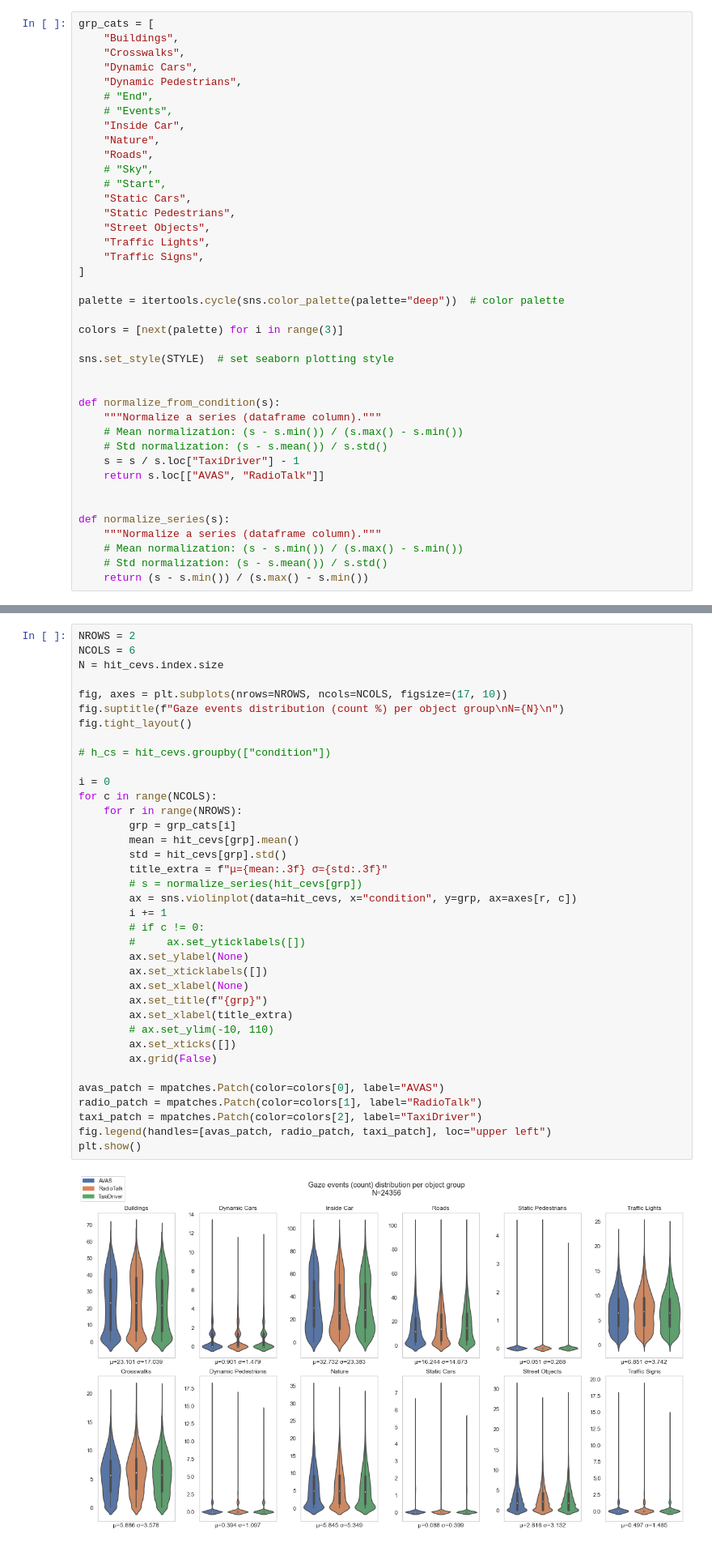
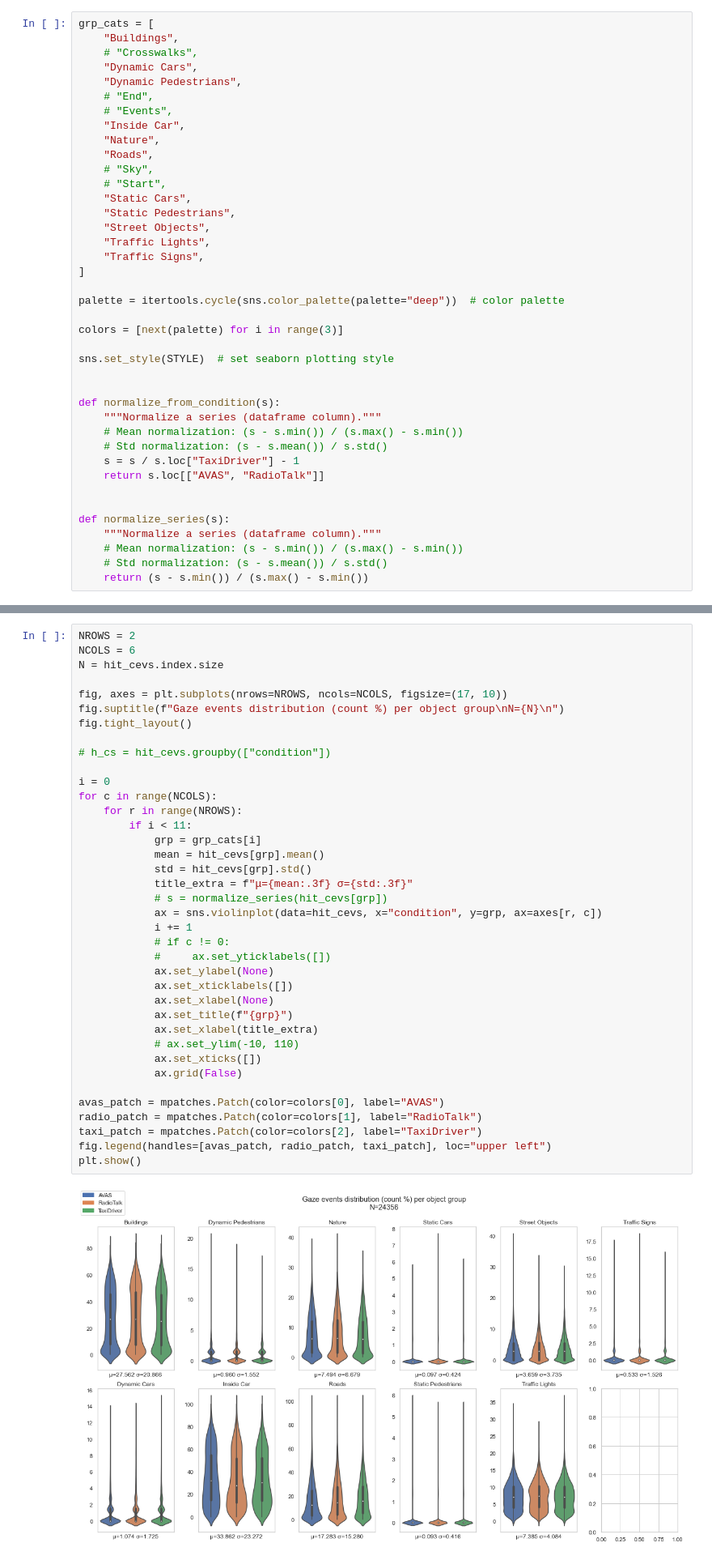
Before and after one commit to mvidaldp/msw-bmbf_da, a Jupyter notebook: 2_data_preprocessing.ipynb, the cells around one changed output, grey strips where cells are left out. Shown at 81% size. Drawn from its saved outputs; the diff is of its cells as text.

Commit message:
Update plots and processed files for RTG presentation

```diff
--- a/2_data_preprocessing.ipynb
+++ b/2_data_preprocessing.ipynb
@@ -956,7 +1008,7 @@ plt.show()
 # %%
 grp_cats = [
     "Buildings",
-    "Crosswalks",
+    # "Crosswalks",
     "Dynamic Cars",
     "Dynamic Pedestrians",
     # "End",
@@ -1062,42 +1116,43 @@ plt.show()
 # %%
 NROWS = 2
 NCOLS = 6
 N = hit_cevs.index.size
 
 fig, axes = plt.subplots(nrows=NROWS, ncols=NCOLS, figsize=(17, 10))
 fig.suptitle(f"Gaze events distribution (count %) per object group\nN={N}\n")
 fig.tight_layout()
 
 # h_cs = hit_cevs.groupby(["condition"])
 
 i = 0
 for c in range(NCOLS):
     for r in range(NROWS):
-        grp = grp_cats[i]
-        mean = hit_cevs[grp].mean()
-        std = hit_cevs[grp].std()
-        title_extra = f"μ={mean:.3f} σ={std:.3f}"
-        # s = normalize_series(hit_cevs[grp])
-        ax = sns.violinplot(data=hit_cevs, x="condition", y=grp, ax=axes[r, c])
-        i += 1
-        # if c != 0:
-        #     ax.set_yticklabels([])
-        ax.set_ylabel(None)
-        ax.set_xticklabels([])
-        ax.set_xlabel(None)
-        ax.set_title(f"{grp}")
-        ax.set_xlabel(title_extra)
-        # ax.set_ylim(-10, 110)
-        ax.set_xticks([])
-        ax.grid(False)
+        if i < 11:
+            grp = grp_cats[i]
+            mean = hit_cevs[grp].mean()
+            std = hit_cevs[grp].std()
+            title_extra = f"μ={mean:.3f} σ={std:.3f}"
+            # s = normalize_series(hit_cevs[grp])
+            ax = sns.violinplot(data=hit_cevs, x="condition", y=grp, ax=axes[r, c])
+            i += 1
+            # if c != 0:
+            #     ax.set_yticklabels([])
+            ax.set_ylabel(None)
+            ax.set_xticklabels([])
+            ax.set_xlabel(None)
+            ax.set_title(f"{grp}")
+            ax.set_xlabel(title_extra)
+            # ax.set_ylim(-10, 110)
+            ax.set_xticks([])
+            ax.grid(False)
 
 avas_patch = mpatches.Patch(color=colors[0], label="AVAS")
 radio_patch = mpatches.Patch(color=colors[1], label="RadioTalk")
 taxi_patch = mpatches.Patch(color=colors[2], label="TaxiDriver")
 fig.legend(handles=[avas_patch, radio_patch, taxi_patch], loc="upper left")
 plt.show()
 # %% [output]
-[figure, old version]
+[figure, new version]
 # %%
 NROWS = 2
 NCOLS = 6
```
Also changed, not shown: parts of 25 cells of this notebook, 9 other files.
